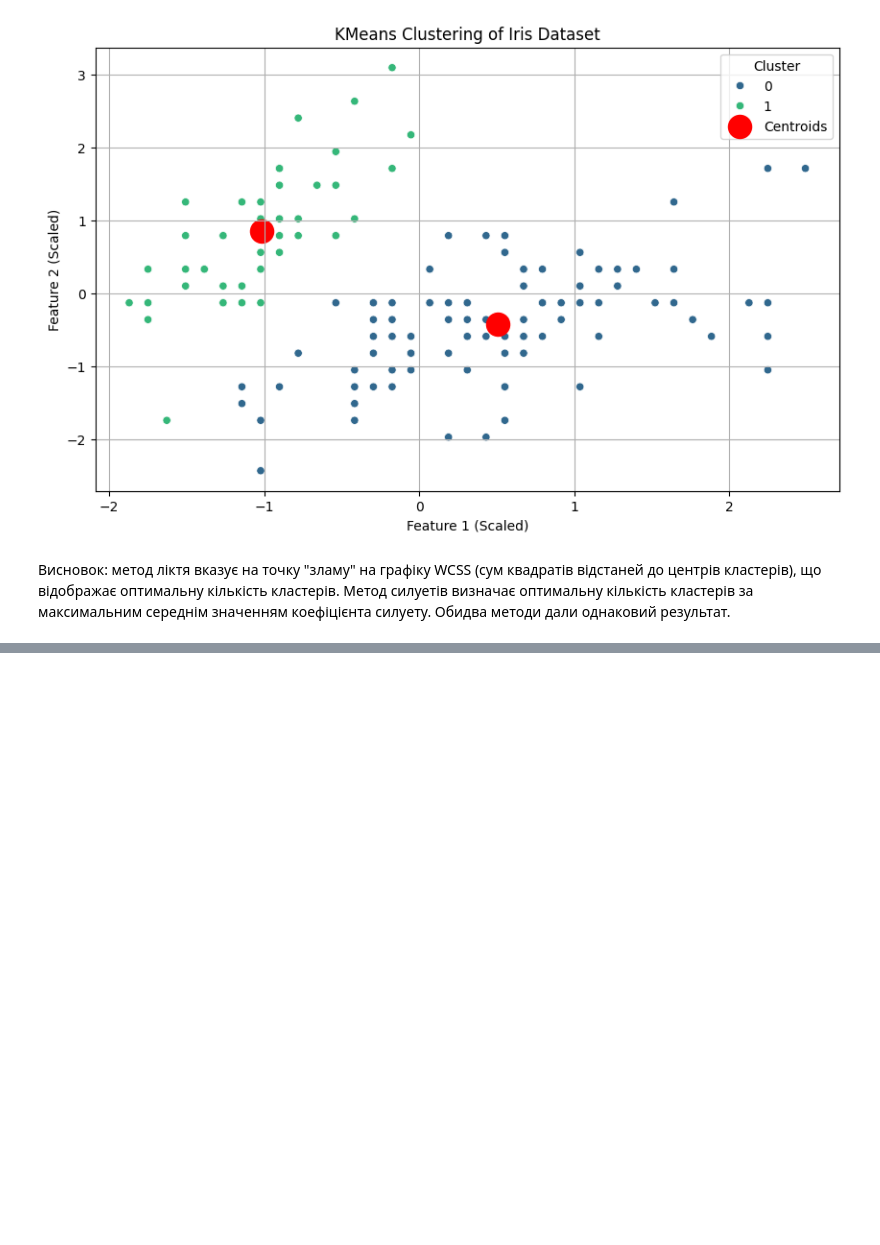
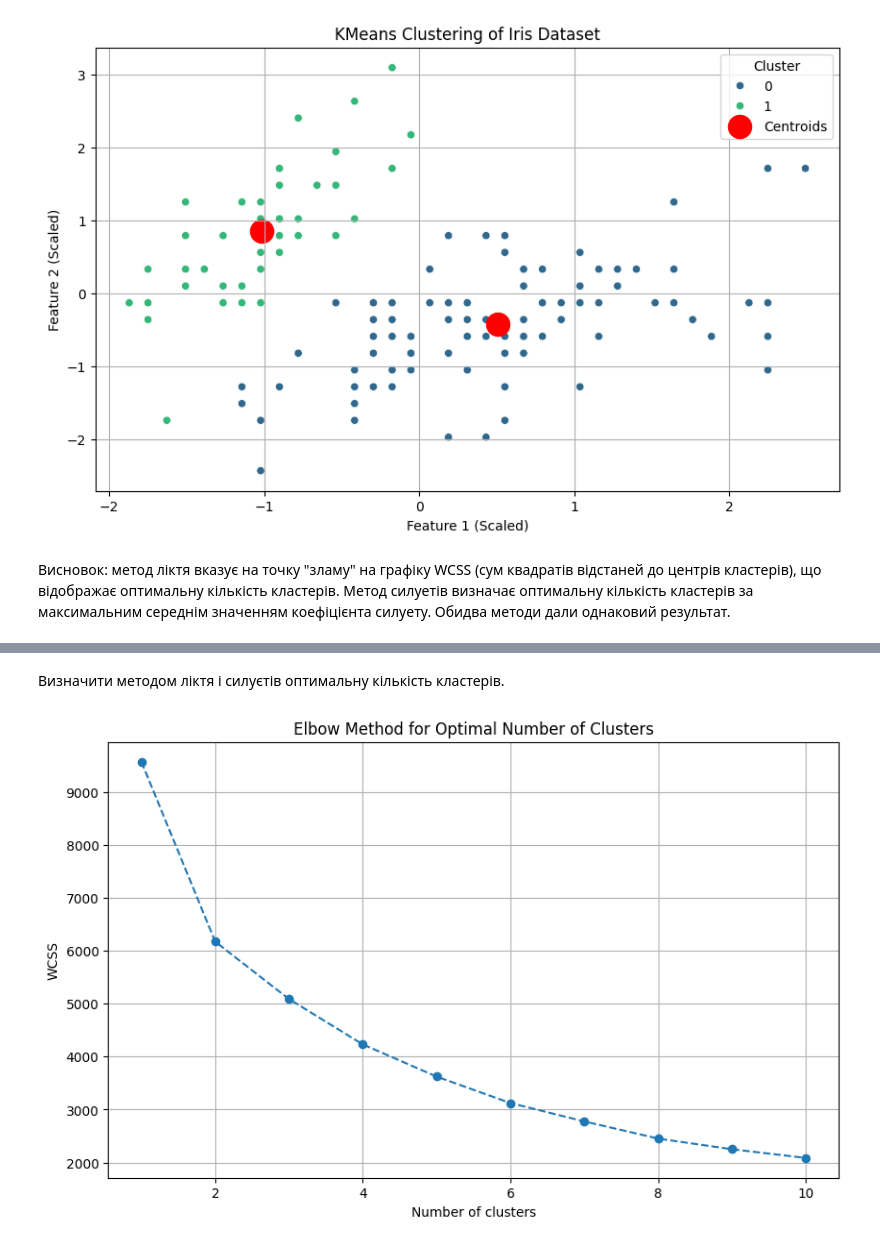
Before and after one commit to yev34/Machine-learning, a Jupyter notebook: Паталашко_лаб5_1.ipynb, the cells around one changed output, grey strips where cells are left out. Cells and saved outputs as stored; diff of their text form; code cells hidden in the pictures; blank space fills up the shorter version.

```diff
--- a/Паталашко_лаб5_1.ipynb
+++ b/Паталашко_лаб5_1.ipynb
@@ -93,0 +117,3 @@ plt.show()
+# %%
+file_path = '/content/drive/My Drive/Student_data.csv'
+df = pd.read_csv(file_path)
@@ -93,0 +158,4 @@ plt.show()
+# %%
+print("Пропущені значення в кожному стовпці:\n", df.isnull().sum())
+
+df = df.fillna(df.mean(numeric_only=True))
@@ -93,0 +298,23 @@ plt.show()
+# %% [markdown]
+Визначити методом ліктя і силуєтів оптимальну кількість кластерів.
+# %%
+features = df[['Age', 'StudyTimeWeekly', 'Absences', 'GPA']]
+
+scaler = StandardScaler()
+X_scaled = scaler.fit_transform(features)
+
+wcss = []
+for i in range(1, 11):
+  kmeans = KMeans(n_clusters=i, init='k-means++', max_iter=300, n_init=10, random_state=42)
+  kmeans.fit(X_scaled)
+  wcss.append(kmeans.inertia_)
+
+plt.figure(figsize=(10, 6))
+plt.plot(range(1, 11), wcss, marker='o', linestyle='--')
+plt.title('Elbow Method for Optimal Number of Clusters')
+plt.xlabel('Number of clusters')
+plt.ylabel('WCSS')
+plt.grid(True)
+plt.show()
+# %% [output]
+[figure, added]
```
Also changed, not shown: parts of 22 cells of this notebook.
